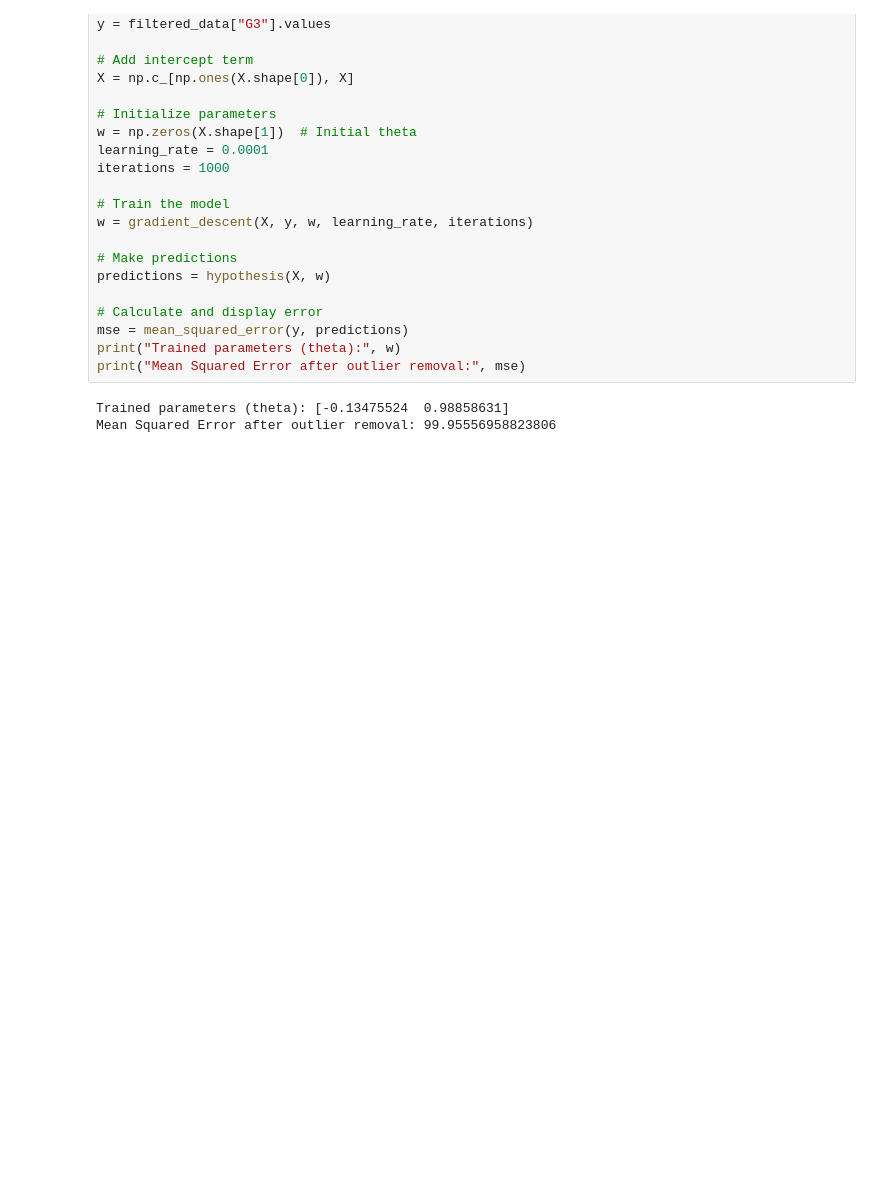
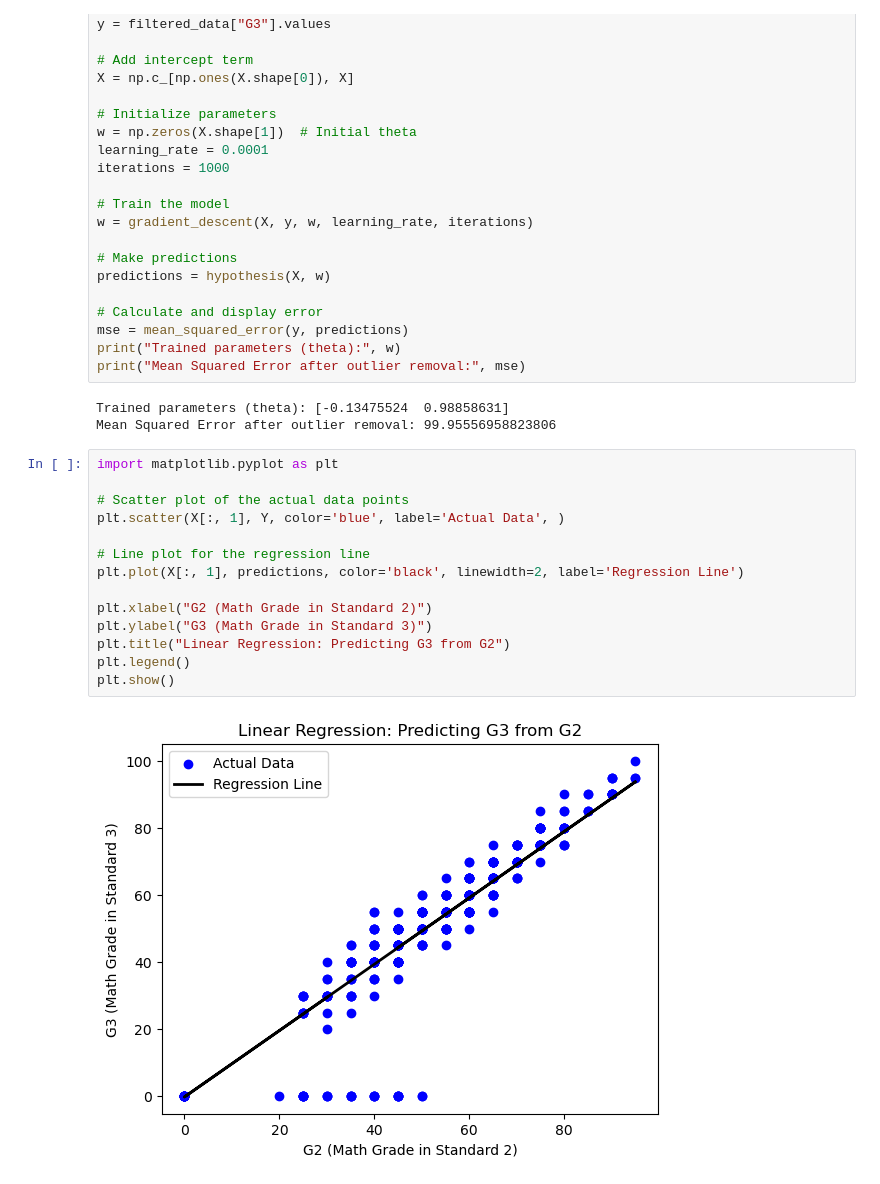
Before and after one commit to 3aryan8/Machine-Learning-Basics, a Jupyter notebook: 3/AryanThakur_23AI101_Assignment3.ipynb, the cells around one changed output. Cells and saved outputs as stored; diff of their text form; blank space fills up the shorter version.

```diff
--- a/3/AryanThakur_23AI101_Assignment3.ipynb
+++ b/3/AryanThakur_23AI101_Assignment3.ipynb
@@ -155,3 +155,19 @@ print("Mean Squared Error after outlier removal:", mse)
 # %% [output]
 Trained parameters (theta): [-0.13475524  0.98858631]
 Mean Squared Error after outlier removal: 99.95556958823806
+# %%
+import matplotlib.pyplot as plt
+
+# Scatter plot of the actual data points
+plt.scatter(X[:, 1], Y, color='blue', label='Actual Data', )
+
+# Line plot for the regression line
+plt.plot(X[:, 1], predictions, color='black', linewidth=2, label='Regression Line')
+
+plt.xlabel("G2 (Math Grade in Standard 2)")
+plt.ylabel("G3 (Math Grade in Standard 3)")
+plt.title("Linear Regression: Predicting G3 from G2")
+plt.legend()
+plt.show()
+# %% [output]
+[figure, added]
```
Also changed, not shown: parts of 1 cell of this notebook, 6 other files.
